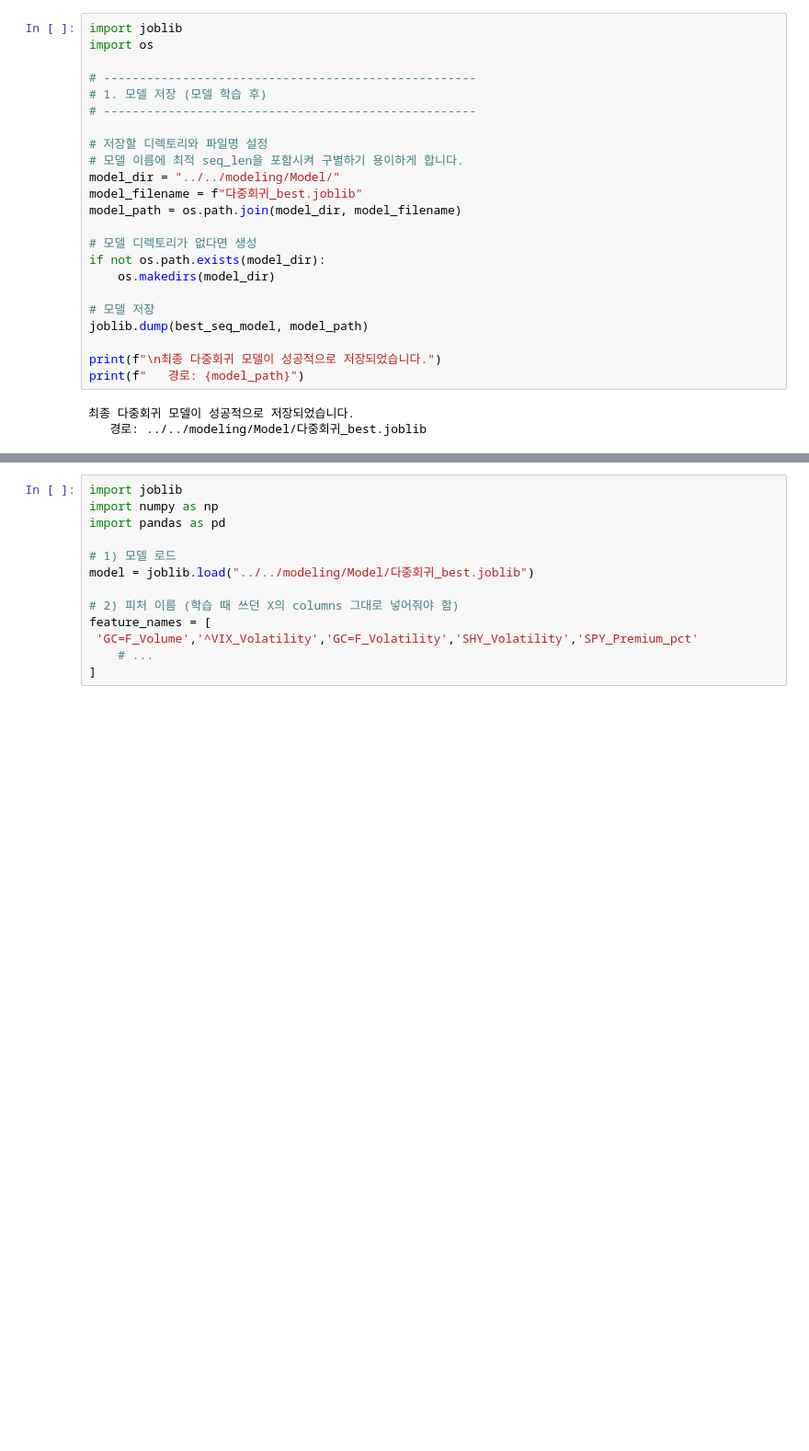
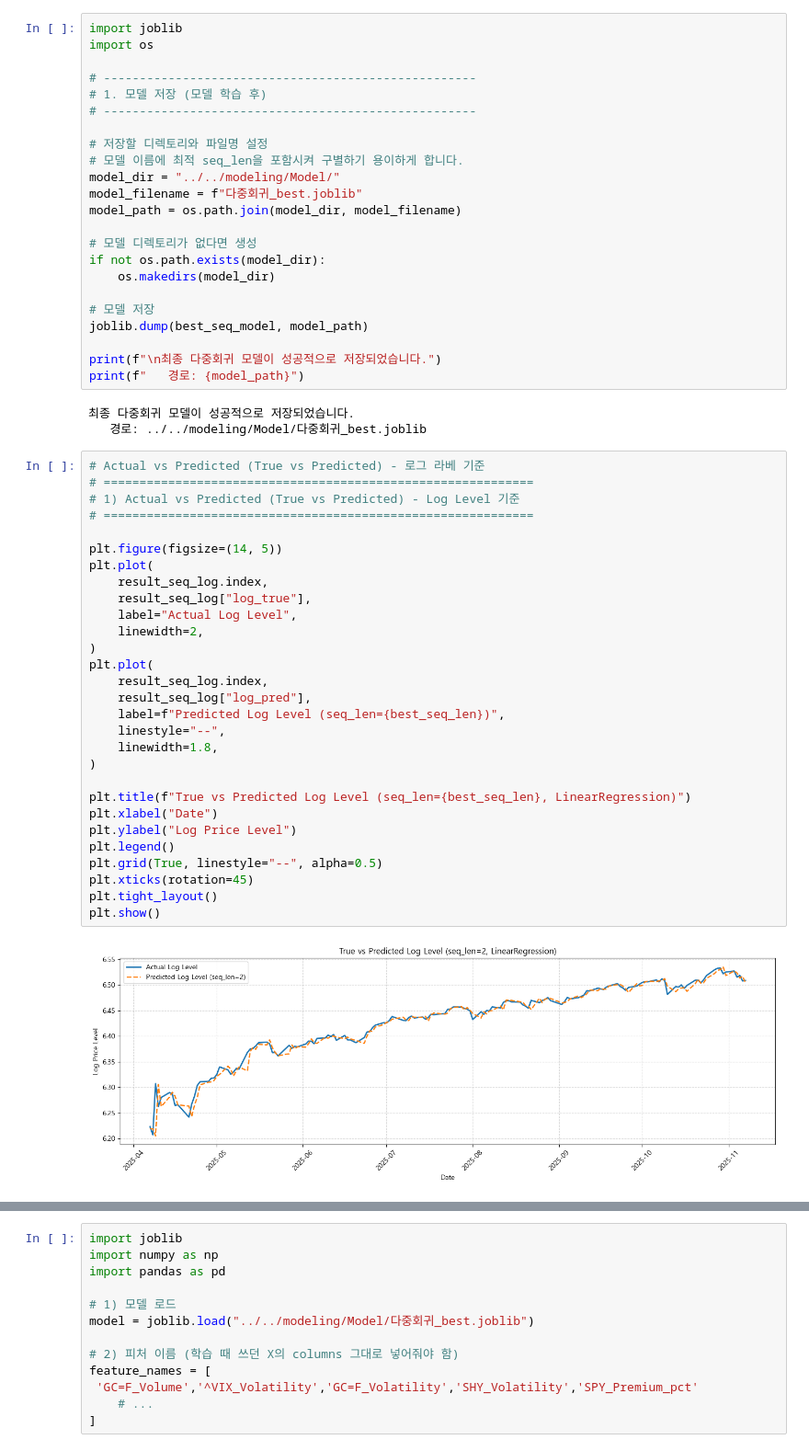
Before and after one commit to sooieong/SP500_Prediction, a Jupyter notebook: 버전2(SPY)/modeling/머신러닝/log_다중회귀.ipynb, the cells around one changed output, grey strips where cells are left out. Shown at 92% size. Drawn from its saved outputs; the diff is of its cells as text; blank space fills up the shorter version.

```diff
--- a/버전2(SPY)/modeling/머신러닝/log_다중회귀.ipynb
+++ b/버전2(SPY)/modeling/머신러닝/log_다중회귀.ipynb
@@ -723,3 +723,34 @@ print(f"   경로: {model_path}")
 # %% [output]
 최종 다중회귀 모델이 성공적으로 저장되었습니다.
    경로: ../../modeling/Model/다중회귀_best.joblib
+# %%
+# Actual vs Predicted (True vs Predicted) - 로그 라베 기준
+# ============================================================
+# 1) Actual vs Predicted (True vs Predicted) - Log Level 기준
+# ============================================================
+
+plt.figure(figsize=(14, 5))
+plt.plot(
+    result_seq_log.index,
+    result_seq_log["log_true"],
+    label="Actual Log Level",
+    linewidth=2,
+)
+plt.plot(
+    result_seq_log.index,
+    result_seq_log["log_pred"],
+    label=f"Predicted Log Level (seq_len={best_seq_len})",
+    linestyle="--",
+    linewidth=1.8,
+)
+
+plt.title(f"True vs Predicted Log Level (seq_len={best_seq_len}, LinearRegression)")
+plt.xlabel("Date")
+plt.ylabel("Log Price Level")
+plt.legend()
+plt.grid(True, linestyle="--", alpha=0.5)
+plt.xticks(rotation=45)
+plt.tight_layout()
+plt.show()
+# %% [output]
+[figure, added]
```
Also changed, not shown: parts of 2 cells of this notebook, 1 other file.
